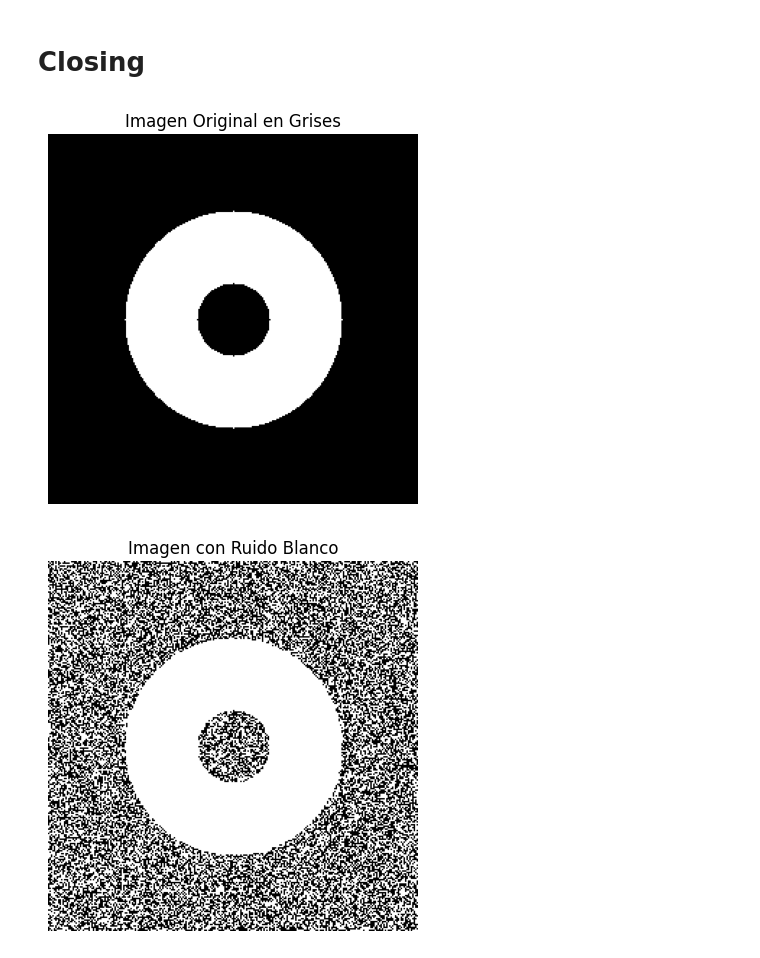
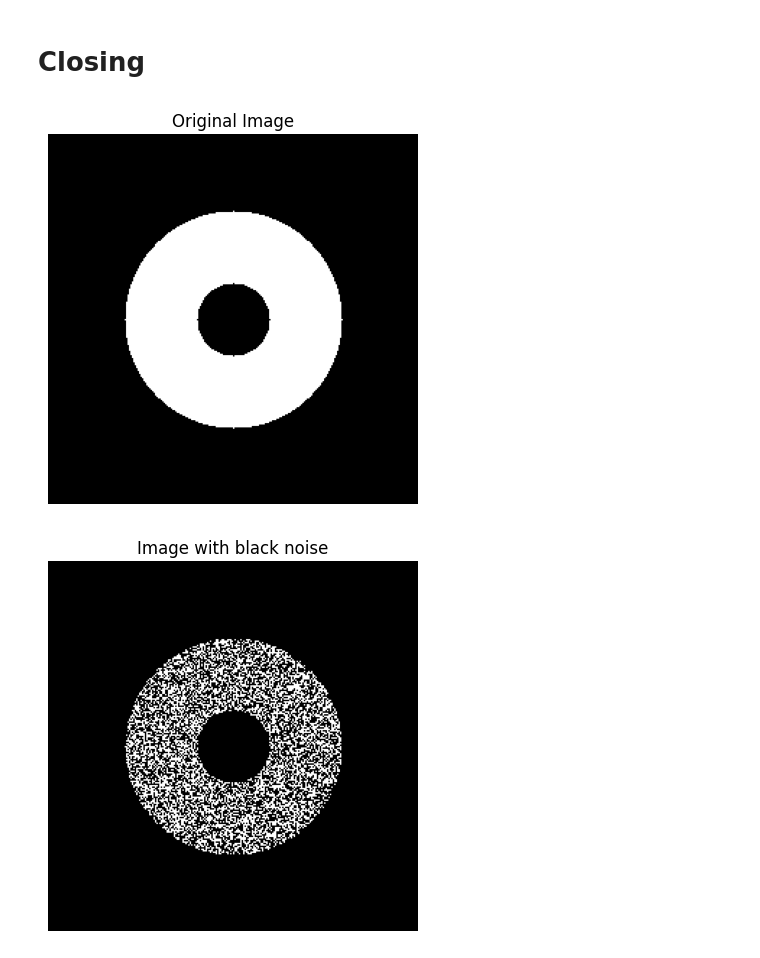
Before and after one commit to Daravico/Computer-Vision-Topics, a Jupyter notebook: 2-Image Processing techniques/7-Morphological operations.ipynb, the cells around one changed output. Saved outputs shown, nothing was run; the diff lists cells and outputs as text; code cells hidden in the pictures.

```diff
--- a/2-Image Processing techniques/7-Morphological operations.ipynb
+++ b/2-Image Processing techniques/7-Morphological operations.ipynb
@@ -103,38 +85,35 @@ plt.show()
 # Closing
 # %%
 import cv2
+import numpy as np
 import matplotlib.pyplot as plt
-import numpy as np
 
-# Leer la imagen en escala de grises.
 img_path = "img/circle.png"
 img = cv2.imread(img_path, cv2.IMREAD_GRAYSCALE) / 255.0
 
-plt.imshow(img, cmap="gray")
-plt.title("Imagen Original en Grises")
+plt.imshow(img, cmap='gray')
+plt.title("Original Image")
 plt.axis('off')
 plt.figure()
 
-# Añadir ruido blanco (pepper) a toda la imagen.
-white_noise = np.random.randint(0, 2, size=img.shape)
-noisy_img = img.copy()
-noisy_img[white_noise == 1] = 1  # Añadir ruido blanco a los píxeles seleccionados aleatoriamente.
+# Probability matrix and applied mask.
+probability_matrix = np.random.rand(img.shape[0], img.shape[1])
+modify_mask = (img == 1) & (probability_matrix <= 0.5)
+img[modify_mask] = 0
 
-plt.imshow(noisy_img, cmap='gray')
-plt.title("Imagen con Ruido Blanco")
+plt.imshow(img, cmap='gray')
+plt.title("Image with black noise")
 plt.axis('off')
-plt.figure()
+plt.show()
 
-# Corregir la imagen con una operación morfológica de cierre (closing).
-kernel = np.ones((5,5), dtype=np.uint8)
-
-img = cv2.dilate(img, (5,5), iterations=35)
+# Closing operation.
+kernel = np.ones((3, 3), dtype=np.uint8)
 closing = cv2.morphologyEx(img, cv2.MORPH_CLOSE, kernel)
 
 plt.imshow(closing, cmap="gray")
-plt.title("Imagen Corregida con Closing")
+plt.title("Closing correction")
 plt.axis('off')
 plt.show()
 # %% [output]
-[figure, old version]
+[figure, new version]
-[figure, old version]
+[figure, new version]
```
Also changed, not shown: parts of 7 cells of this notebook.
